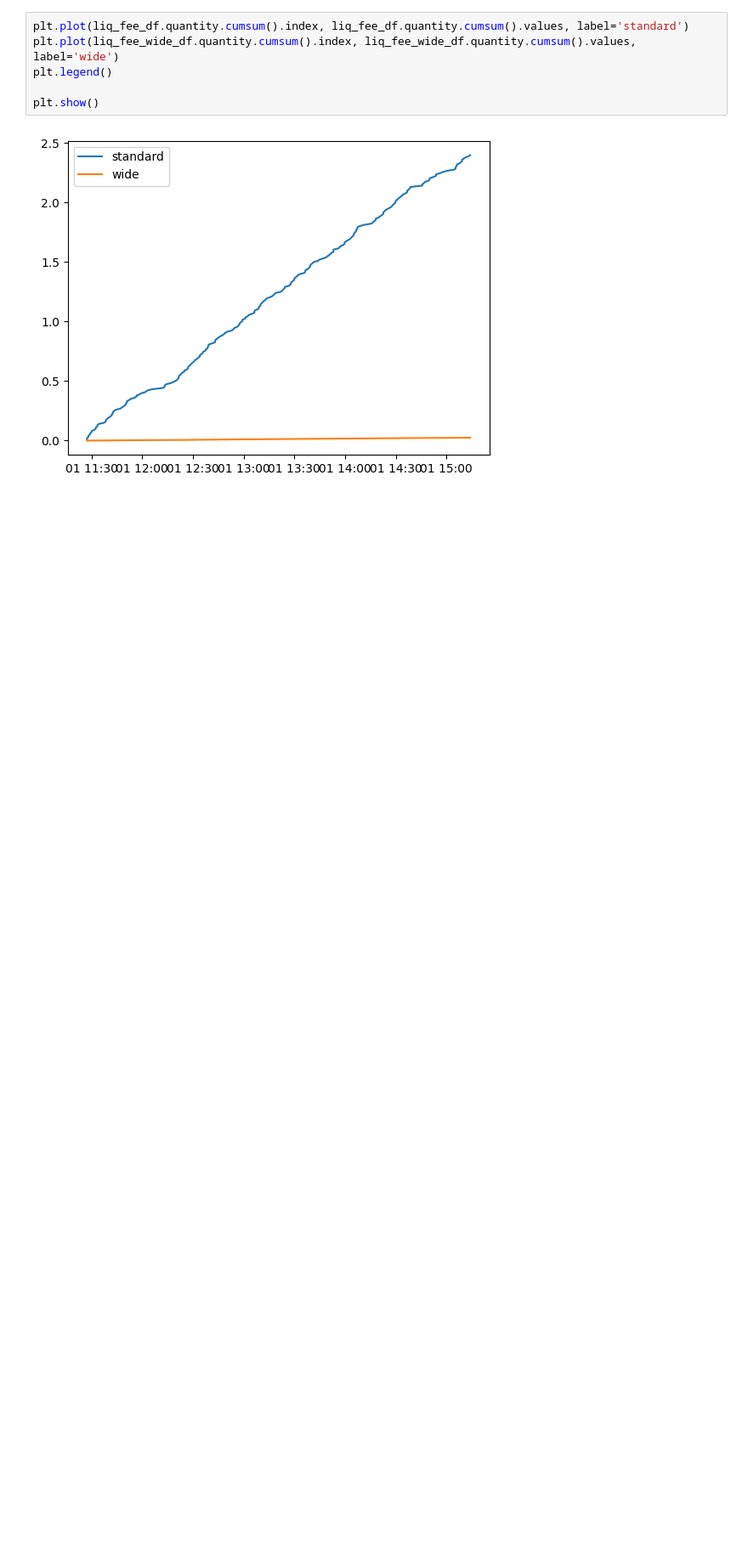
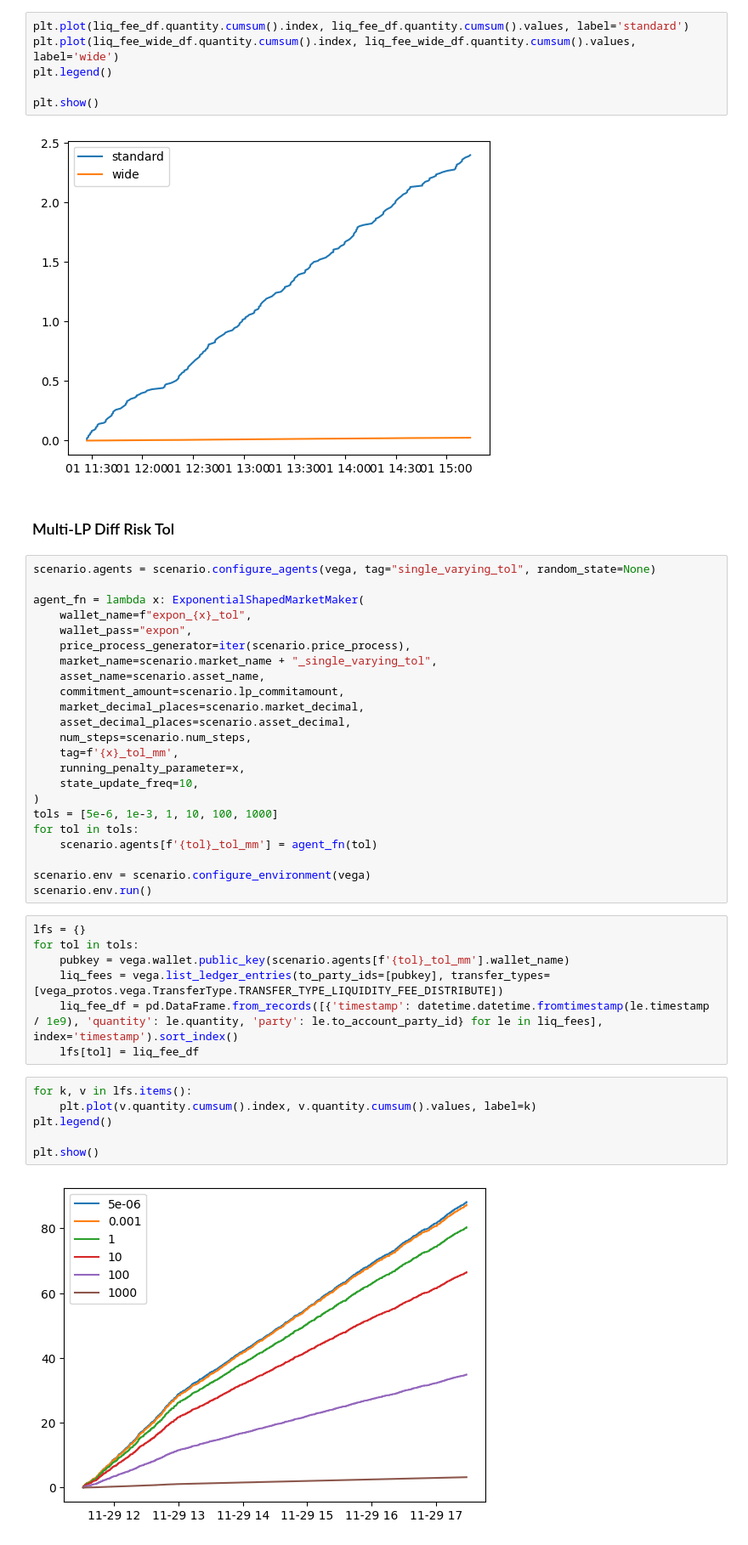
Before and after one commit to vegaprotocol/research, a Jupyter notebook: notebooks/misc/LP Probability of Trading Payouts.ipynb, the cells around one changed output. Shown at 85% size. Cells and saved outputs as stored; diff of their text form; blank space fills up the shorter version.

Commit message:
feat: Multi LP risk tol

```diff
--- a/notebooks/misc/LP Probability of Trading Payouts.ipynb
+++ b/notebooks/misc/LP Probability of Trading Payouts.ipynb
@@ -233,3 +233,43 @@ plt.legend()
 plt.show()
 # %% [output]
 [figure]
+# %% [markdown]
+### Multi-LP Diff Risk Tol
+# %%
+scenario.agents = scenario.configure_agents(vega, tag="single_varying_tol", random_state=None)
+
+agent_fn = lambda x: ExponentialShapedMarketMaker(
+    wallet_name=f"expon_{x}_tol",
+    wallet_pass="expon",
+    price_process_generator=iter(scenario.price_process),
+    market_name=scenario.market_name + "_single_varying_tol",
+    asset_name=scenario.asset_name,
+    commitment_amount=scenario.lp_commitamount,
+    market_decimal_places=scenario.market_decimal,
+    asset_decimal_places=scenario.asset_decimal,
+    num_steps=scenario.num_steps,
+    tag=f'{x}_tol_mm',
+    running_penalty_parameter=x,
+    state_update_freq=10,
+)
+tols = [5e-6, 1e-3, 1, 10, 100, 1000]
+for tol in tols:
+    scenario.agents[f'{tol}_tol_mm'] = agent_fn(tol)
+
+scenario.env = scenario.configure_environment(vega)
+scenario.env.run()
+# %%
+lfs = {}
+for tol in tols:
+    pubkey = vega.wallet.public_key(scenario.agents[f'{tol}_tol_mm'].wallet_name)
+    liq_fees = vega.list_ledger_entries(to_party_ids=[pubkey], transfer_types=[vega_protos.vega.TransferType.TRANSFER_TYPE_LIQUIDITY_FEE_DISTRIBUTE])
+    liq_fee_df = pd.DataFrame.from_records([{'timestamp': datetime.datetime.fromtimestamp(le.timestamp / 1e9), 'quantity': le.quantity, 'party': le.to_account_party_id} for le in liq_fees], index='timestamp').sort_index()
+    lfs[tol] = liq_fee_df
+# %%
+for k, v in lfs.items():
+    plt.plot(v.quantity.cumsum().index, v.quantity.cumsum().values, label=k)
+plt.legend()
+
+plt.show()
+# %% [output]
+[figure, added]
```
Also changed, not shown: parts of 2 cells of this notebook.
